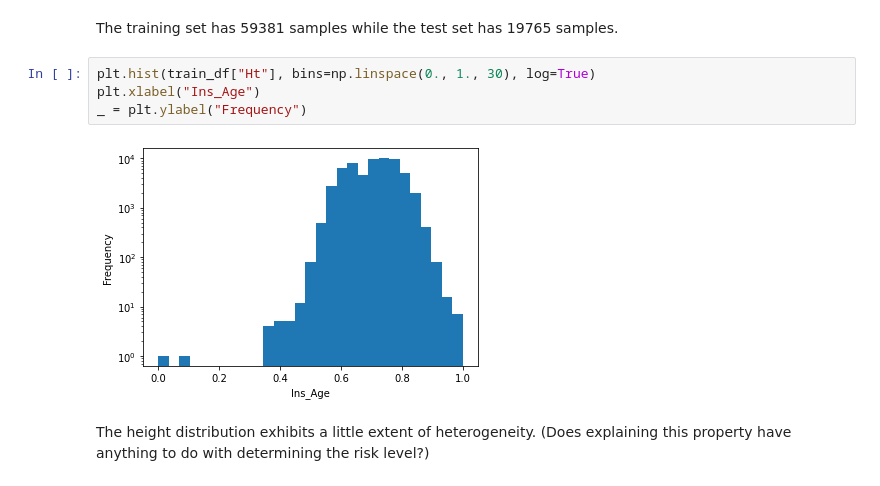
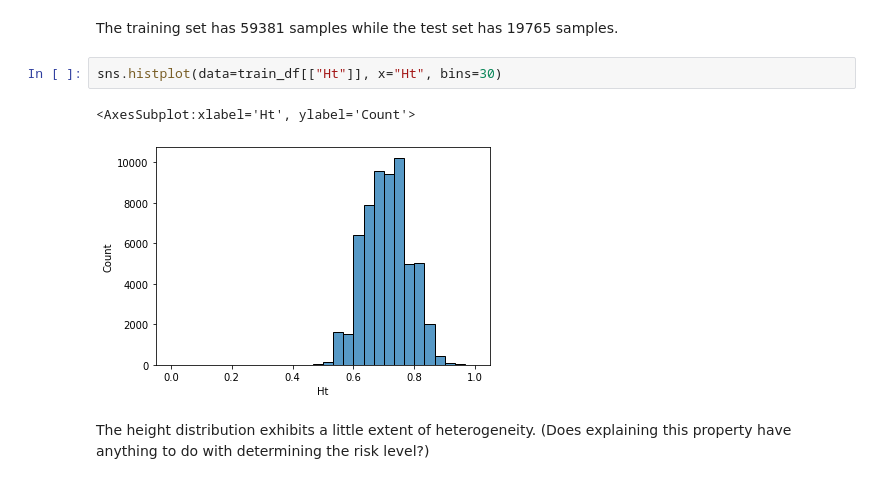
Before and after one commit to m2ng/hangseng-case, a Jupyter notebook: nb/analysis.ipynb, the cells around one changed output. Saved outputs shown, nothing was run; the diff lists cells and outputs as text.

```diff
--- a/nb/analysis.ipynb
+++ b/nb/analysis.ipynb
@@ -40,12 +40,11 @@ len(train_df.index), len(test_df.index)
 (59381, 19765)
 # %% [markdown]
 The training set has 59381 samples while the test set has 19765 samples.
-# %%
-plt.hist(train_df["Ht"], bins=np.linspace(0., 1., 30), log=True)
-plt.xlabel("Ins_Age")
-_ = plt.ylabel("Frequency")
-# %% [output]
-[figure, removed]
+# %%
+sns.histplot(data=train_df[["Ht"]], x="Ht", bins=30)
+# %% [output]
+<AxesSubplot:xlabel='Ht', ylabel='Count'>
+[figure, added]
 # %% [markdown]
 The height distribution exhibits a little extent of heterogeneity. (Does explaining this property have anything to do with determining the risk level?)
 # %%
```
Also changed, not shown: parts of 19 cells of this notebook.
